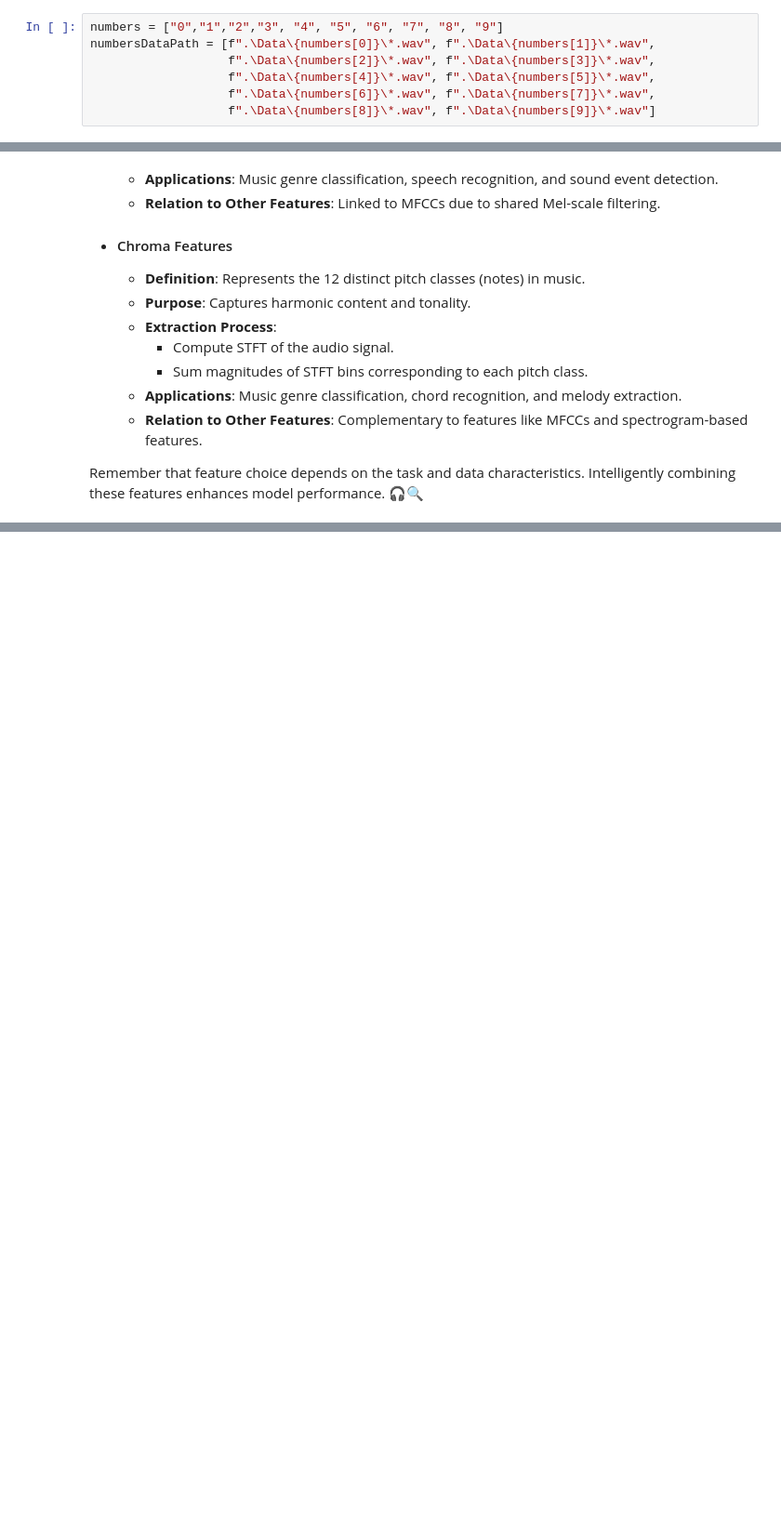
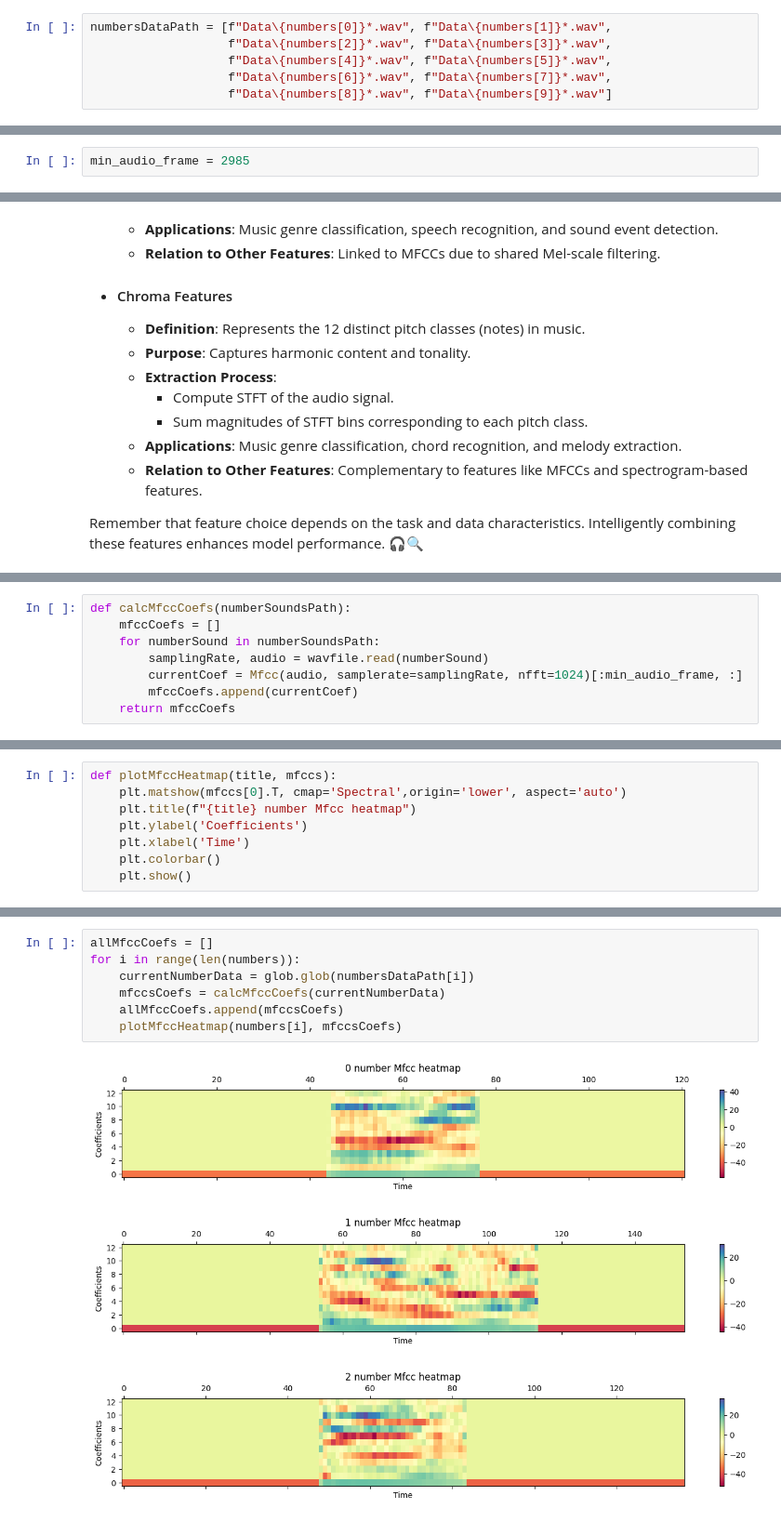
Before and after one commit to AryanBastani/AI-Course-Projects, a Jupyter notebook: Hidden Markov Models/AI_CA2.ipynb, the cells around one changed output, grey strips where cells are left out. Shown at 93% size. Cells and saved outputs as stored; diff of their text form; blank space fills up the shorter version.

Commit message:
Implement MFCC

```diff
--- a/Hidden Markov Models/AI_CA2.ipynb
+++ b/Hidden Markov Models/AI_CA2.ipynb
@@ -29,7 +36,6 @@ import sklearn.metrics as sk_metrics
 # %%
-numbers = ["0","1","2","3", "4", "5", "6", "7", "8", "9"]
-numbersDataPath = [f".\Data\{numbers[0]}\*.wav", f".\Data\{numbers[1]}\*.wav",
-                   f".\Data\{numbers[2]}\*.wav", f".\Data\{numbers[3]}\*.wav",
-                   f".\Data\{numbers[4]}\*.wav", f".\Data\{numbers[5]}\*.wav",
-                   f".\Data\{numbers[6]}\*.wav", f".\Data\{numbers[7]}\*.wav",
-                   f".\Data\{numbers[8]}\*.wav", f".\Data\{numbers[9]}\*.wav"]
+numbersDataPath = [f"Data\{numbers[0]}*.wav", f"Data\{numbers[1]}*.wav",
+                   f"Data\{numbers[2]}*.wav", f"Data\{numbers[3]}*.wav",
+                   f"Data\{numbers[4]}*.wav", f"Data\{numbers[5]}*.wav",
+                   f"Data\{numbers[6]}*.wav", f"Data\{numbers[7]}*.wav",
+                   f"Data\{numbers[8]}*.wav", f"Data\{numbers[9]}*.wav"]
@@ -36,3 +44,5 @@ numbersDataPath = [f".\Data\{numbers[0]}\*.wav", f".\Data\{numbers[1]}\*.wav",
+# %%
+min_audio_frame = 2985
 # %% [markdown]
 # Preprocessing
 
@@ -93,0 +107,8 @@ Remember that feature choice depends on the task and data characteristics. Intel
+# %%
+def calcMfccCoefs(numberSoundsPath):
+    mfccCoefs = []
+    for numberSound in numberSoundsPath:
+        samplingRate, audio = wavfile.read(numberSound)
+        currentCoef = Mfcc(audio, samplerate=samplingRate, nfft=1024)[:min_audio_frame, :]
+        mfccCoefs.append(currentCoef)
+    return mfccCoefs
@@ -93,0 +118,8 @@ Remember that feature choice depends on the task and data characteristics. Intel
+# %%
+def plotMfccHeatmap(title, mfccs):
+    plt.matshow(mfccs[0].T, cmap='Spectral',origin='lower', aspect='auto')
+    plt.title(f"{title} number Mfcc heatmap")
+    plt.ylabel('Coefficients')
+    plt.xlabel('Time')
+    plt.colorbar()
+    plt.show()
@@ -93,0 +136,11 @@ Remember that feature choice depends on the task and data characteristics. Intel
+# %%
+allMfccCoefs = []
+for i in range(len(numbers)):
+    currentNumberData = glob.glob(numbersDataPath[i])
+    mfccsCoefs = calcMfccCoefs(currentNumberData)
+    allMfccCoefs.append(mfccsCoefs)
+    plotMfccHeatmap(numbers[i], mfccsCoefs)
+# %% [output]
+[figure, added]
+[figure, added]
+[figure, added]
```
Also changed, not shown: parts of 9 cells of this notebook.
